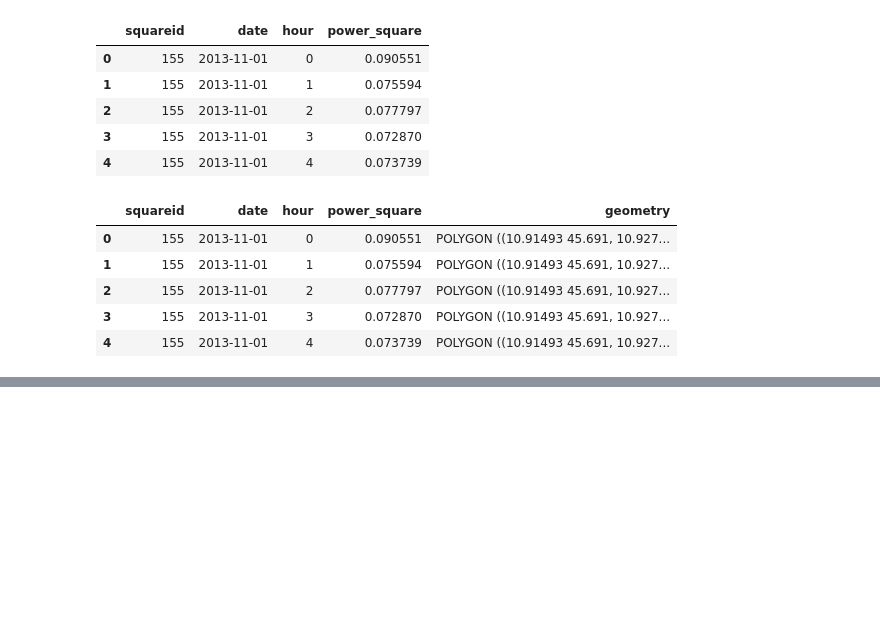
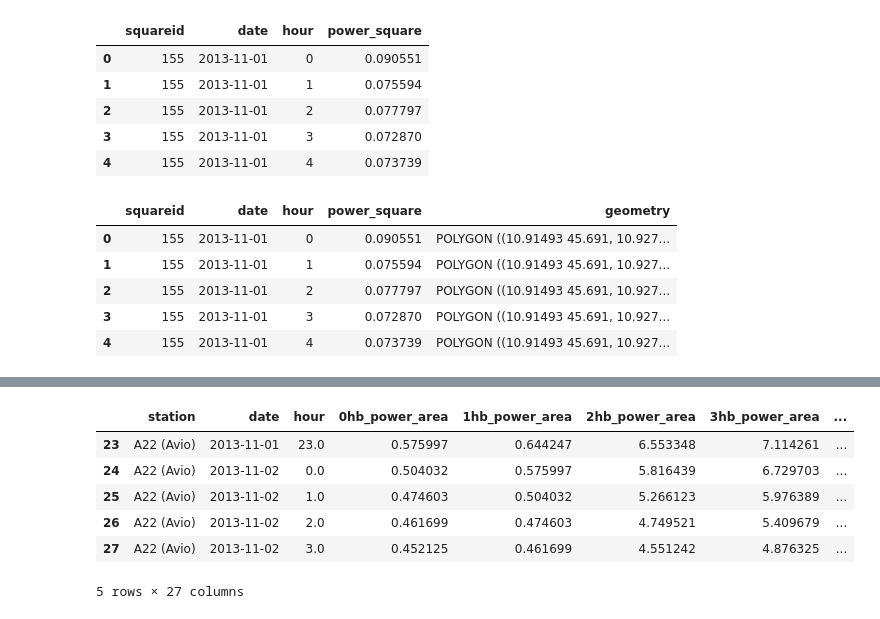
Before and after one commit to CarloDegasperi/DataScience, a Jupyter notebook: carlo/elettricità.ipynb, the cells around one changed output, grey strips where cells are left out. Drawn from its saved outputs; the diff is of its cells as text; code cells hidden in the pictures; blank space fills up the shorter version.

```diff
--- a/carlo/elettricità.ipynb
+++ b/carlo/elettricità.ipynb
@@ -152,0 +151,43 @@ sq_power_df.head()
+# %%
+# assegno le celle ad ogni stazione
+# passiamo dalla notazione standard GPS alla notazione in metri
+grid_df_crs = grid_df.set_crs("EPSG:4326").to_crs("EPSG:32632")
+
+appa_pos = gpd.GeoDataFrame(data=appa_pos,geometry='geometry')
+appa_pos_crs = appa_pos.set_crs("EPSG:4326").to_crs("EPSG:32632")
+
+dfs = []
+K = 1 # coefficiente di diffusione turbolenta - la nostra assunzione è abbastanza approssimativa
+
+for h in range(24): # voglio l'impatto degli inquinanti entro un giorno
+    radius = round(np.sqrt(6*K*h*3600) + 1) # distanza in m che assumiamo una particella possa percorrere in h ore
+    # sommo 1 per sopperire a h = 0
+    appa_buffer = appa_pos_crs
+    appa_buffer[f"geometry_buffer_{radius}"] = appa_buffer.geometry.buffer(radius)
+    appa_buffer = appa_buffer.set_geometry(f"geometry_buffer_{radius}")
+    area_df = gpd.sjoin(appa_buffer,grid_df_crs,predicate="intersects",how="inner")
+    area_df = pd.merge(left=area_df,right=sq_power_df,left_on='cellId',right_on='squareid',how='left')
+    area_df = area_df.groupby(['station', 'geometry_x', f'geometry_buffer_{radius}', 'date', 'hour']).sum('power_square').reset_index()
+    area_df = area_df.rename(columns={'geometry_x': 'geometry', 'power_square': f'power_area_{radius}'})
+
+    area_df = area_df.sort_values(['station', 'date', 'hour'])
+    area_df[f'{h}hb_power_area'] = area_df.groupby(['station'])[f'power_area_{radius}'].shift(h)
+    area_df = area_df[['station', 'date', 'hour', f'{h}hb_power_area']]
+
+    dfs.append(area_df)
+
+final_power_df = dfs[0]
+
+for df in dfs[1:]:
+    final_power_df = pd.merge(final_power_df,df,on=['station', 'date', 'hour'],how='outer')
+
+final_power_df = final_power_df.dropna(axis=0)
+final_power_df.head()
+# %% [output]
+|  | station | date | hour | 0hb_power_area | 1hb_power_area | 2hb_power_area | 3hb_power_area | ... |
+| 23 | A22 (Avio) | 2013-11-01 | 23.0 | 0.575997 | 0.644247 | 6.553348 | 7.114261 | ... |
+| 24 | A22 (Avio) | 2013-11-02 | 0.0 | 0.504032 | 0.575997 | 5.816439 | 6.729703 | ... |
+| 25 | A22 (Avio) | 2013-11-02 | 1.0 | 0.474603 | 0.504032 | 5.266123 | 5.976389 | ... |
+| 26 | A22 (Avio) | 2013-11-02 | 2.0 | 0.461699 | 0.474603 | 4.749521 | 5.409679 | ... |
+| 27 | A22 (Avio) | 2013-11-02 | 3.0 | 0.452125 | 0.461699 | 4.551242 | 4.876325 | ... |
+5 rows × 27 columns
```
Also changed, not shown: parts of 14 cells of this notebook.
